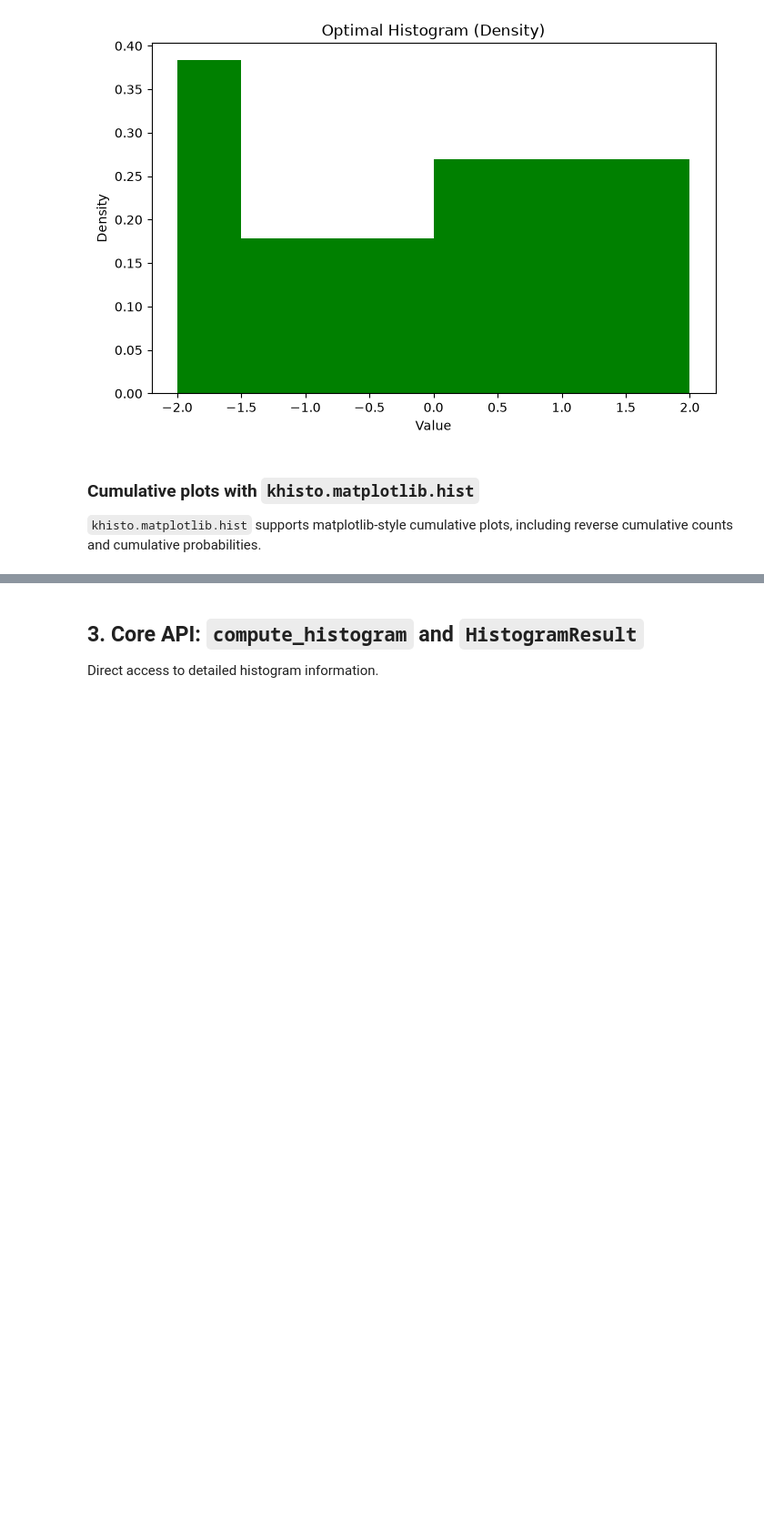
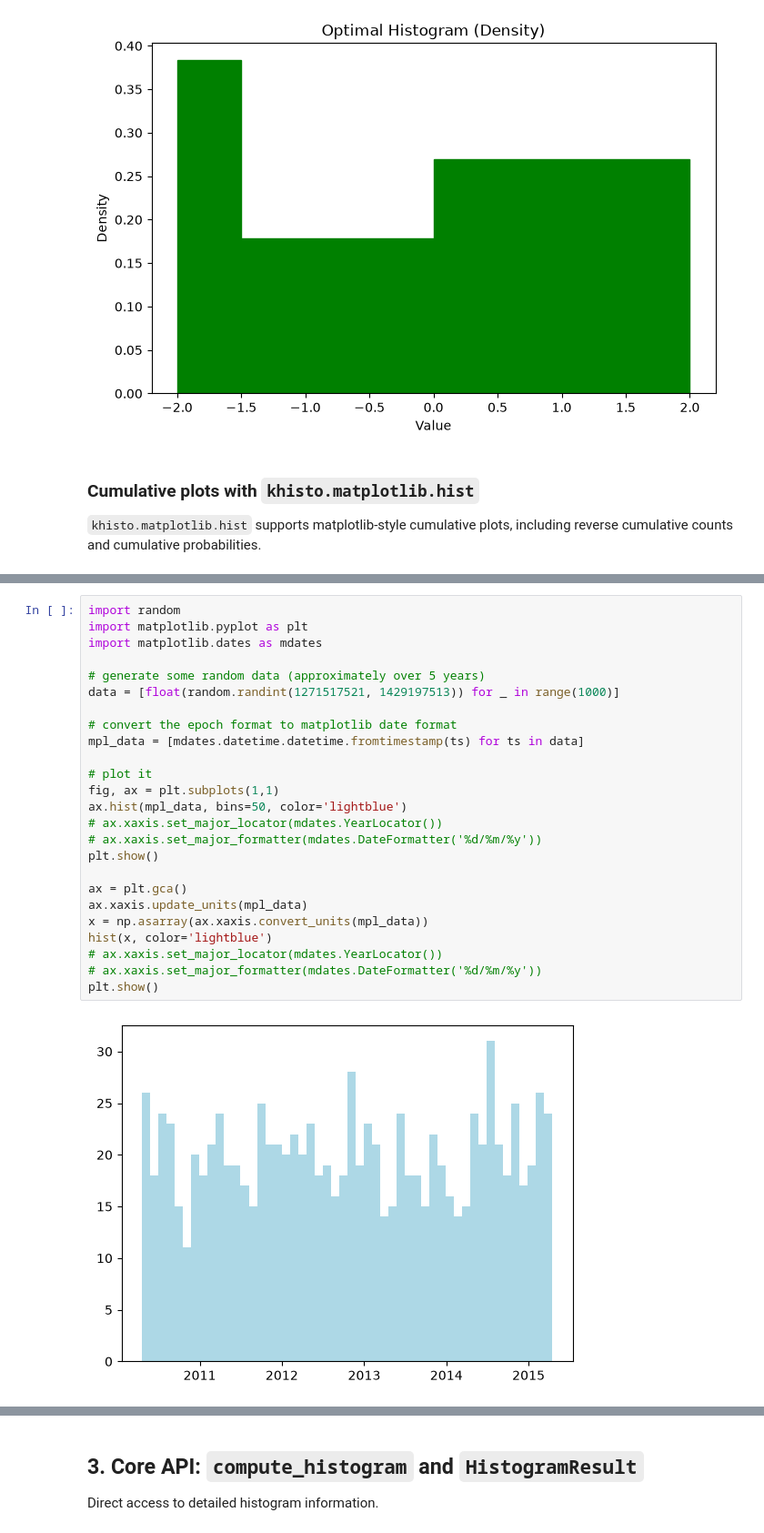
Before and after one commit to KhiopsML/khisto-python, a Jupyter notebook: sandbox/khisto_demo.ipynb, the cells around one changed output, grey strips where cells are left out. Shown at 91% size. Cells and saved outputs as stored; diff of their text form; blank space fills up the shorter version.

```diff
--- a/sandbox/khisto_demo.ipynb
+++ b/sandbox/khisto_demo.ipynb
@@ -234,0 +214,27 @@ plt.show()
+# %%
+import random
+import matplotlib.pyplot as plt
+import matplotlib.dates as mdates
+
+# generate some random data (approximately over 5 years)
+data = [float(random.randint(1271517521, 1429197513)) for _ in range(1000)]
+
+# convert the epoch format to matplotlib date format
+mpl_data = [mdates.datetime.datetime.fromtimestamp(ts) for ts in data]
+
+# plot it
+fig, ax = plt.subplots(1,1)
+ax.hist(mpl_data, bins=50, color='lightblue')
+# ax.xaxis.set_major_locator(mdates.YearLocator())
+# ax.xaxis.set_major_formatter(mdates.DateFormatter('%d/%m/%y'))
+plt.show()
+
+ax = plt.gca()
+ax.xaxis.update_units(mpl_data)
+x = np.asarray(ax.xaxis.convert_units(mpl_data))
+hist(x, color='lightblue')
+# ax.xaxis.set_major_locator(mdates.YearLocator())
+# ax.xaxis.set_major_formatter(mdates.DateFormatter('%d/%m/%y'))
+plt.show()
+# %% [output]
+[figure, added]
```
Also changed, not shown: parts of 10 cells of this notebook.
